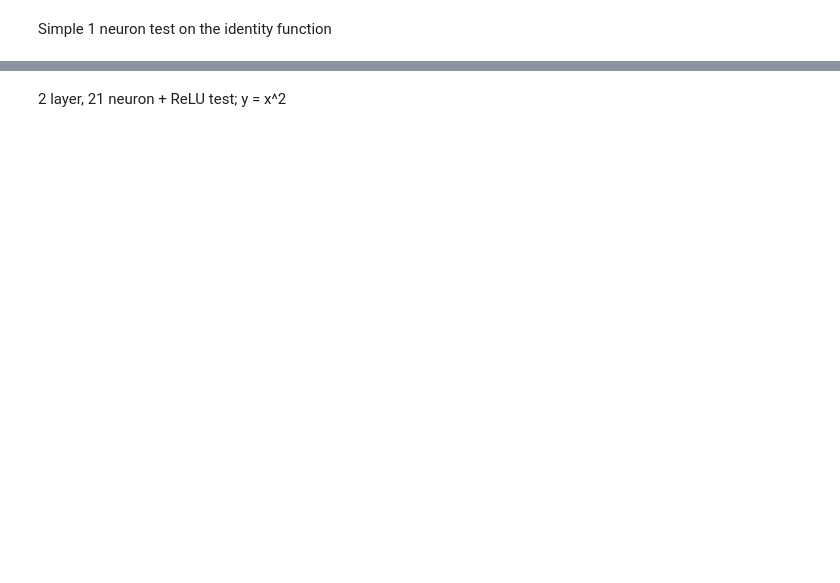
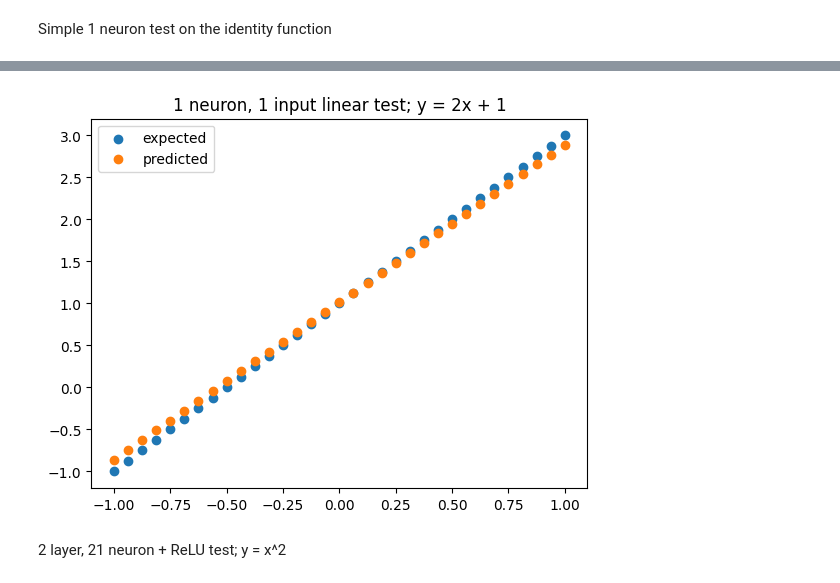
Before and after one commit to marcshepard/learning-neural-nets, a Jupyter notebook: backprop.ipynb, the cells around one changed output, grey strips where cells are left out. Saved outputs shown, nothing was run; the diff lists cells and outputs as text; code cells hidden in the pictures; blank space fills up the shorter version.

Commit message:
Improved two tests; normalize the input, graph actual vs expected output

```diff
--- a/backprop.ipynb
+++ b/backprop.ipynb
@@ -76,32 +76,39 @@ Input: [1.0, 2.0], output: [0.4846687936007914, -0.7162607992561989], expected o
 Simple 1 neuron test on the identity function
 # %%
 from backprop import *
+import matplotlib.pyplot as plt
 
-EPOCHS = 20
+EPOCHS = 10
 BATCH_SIZE = 8
-LR = .01
+LR = .03
 random.seed(1337)
 
-test_name = "1 neuron, 1 input identity"
+test_name = "1 neuron, 1 input linear test; y = 2x + 1"
 model = Sequential([Layer(1, 1)])
 print (model)
 
-# Training the model set: 128 records; each col of x is a random int between -20 and 20, y = x
-X = [[random.randint(-20, 20)] for _ in range(128)]
-y = X
+# Train the model on 128 randomly generated data points between x = -1 and 1
+x_train = [[random.uniform(-1, 1)] for _ in range(128)]
+y_train = [[2 * x[0] + 1] for x in x_train]
 opt = SGD(model, lr=LR, gradient_cliping=1)
-fit (model, X, y, loss_fn=mse_loss, optimizer=opt, epochs=EPOCHS, batch_size=BATCH_SIZE, verbose=True)
+fit (model, x_train, y_train, loss_fn=mse_loss, optimizer=opt, epochs=EPOCHS, batch_size=BATCH_SIZE, verbose=True)
 
-# Create similar test data
-x_test = [[random.randint(-20, 20)] for _ in range(32)]
-y_test = x_test
+# Test and visualize on 33 evenly spaced data points between -1 and 1
+x_test = [[(i-16)/16] for i in range(33)]
+y_test = [[2 * x[0] + 1] for x in x_test]
 loss = test (model, x_test, y_test, loss_fn=mse_loss)[0].data
 
-if loss < 0.1:
+if loss < 0.01:
     print (f"{test_name} passed with MSE {loss:.4f}")
 else:
     print (f"{test_name} FAILED with MSE {loss:.4f}")
-    for x, y in zip(x_test, y_test):
-        print (f"\tInput: {x[0]}. Output: {model(x).data:.4f}. Expected: {y[0]})")
+
+# Plot x_test and y_test vs y_hat
+y_hat = [model(xi).data for xi in x_test]
+plt.scatter(x_test, y_test, label="expected")
+plt.scatter(x_test, y_hat, label="predicted")
+plt.title(test_name)
+plt.legend()
+plt.show()
 # %% [output]
 Sequential([Layer(inputs=1, outputs=1)])
@@ -124,3 +126,4 @@ Epoch 19: loss=0.0024
+[figure, added]
 # %% [markdown]
 2 layer, 21 neuron + ReLU test; y = x^2
 # %%
```
Also changed, not shown: parts of 2 cells of this notebook.
